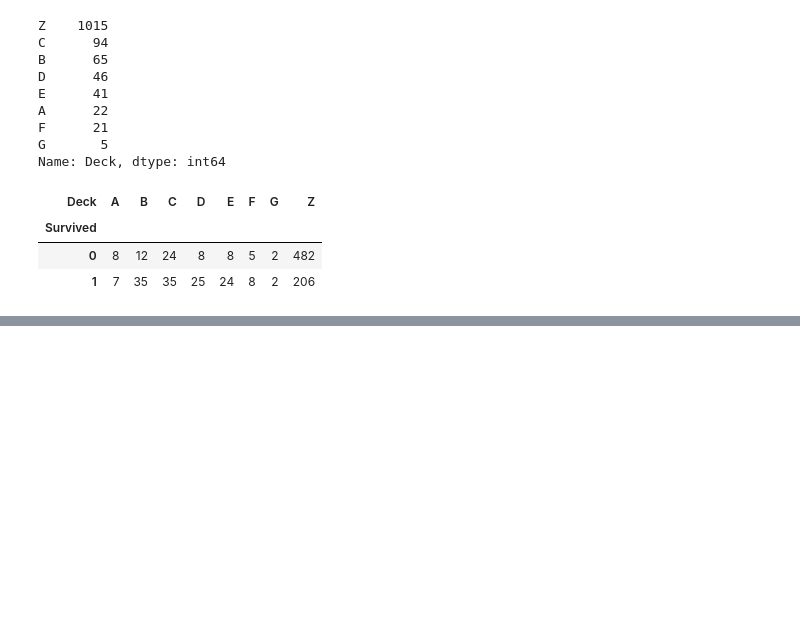
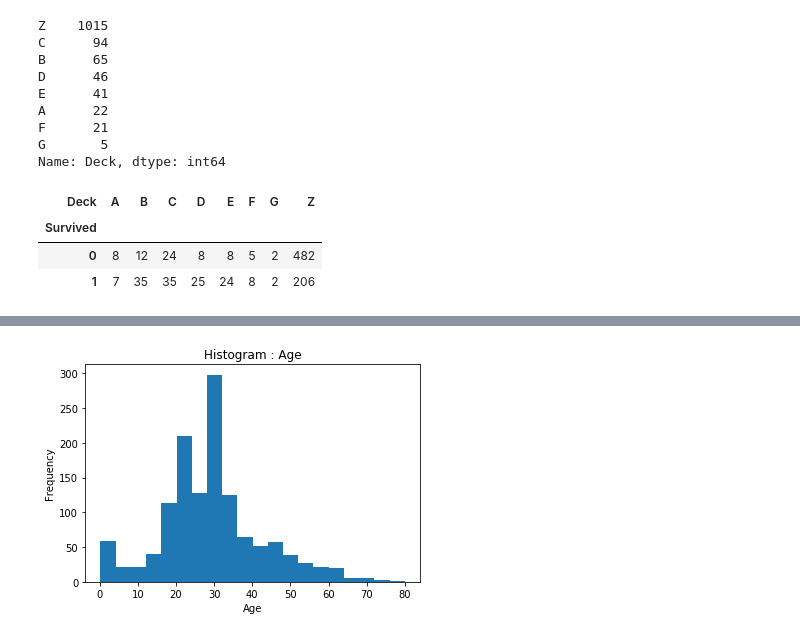
Before and after one commit to karatugo/titanic, a Jupyter notebook: 2_exploring_and_processing_data.ipynb, the cells around one changed output, grey strips where cells are left out. Cells and saved outputs as stored; diff of their text form; code cells hidden in the pictures; blank space fills up the shorter version.

```diff
--- a/2_exploring_and_processing_data.ipynb
+++ b/2_exploring_and_processing_data.ipynb
@@ -989,0 +1072,8 @@ pd.crosstab(df[df.Survived != -888].Survived, df[df.Survived != -888].Deck)
+# %%
+plt.hist(df.Age, bins=20)
+plt.title("Histogram : Age")
+plt.xlabel("Age")
+plt.ylabel("Frequency")
+plt.show()
+# %% [output]
+[figure, added]
```
Also changed, not shown: parts of 20 cells of this notebook.
